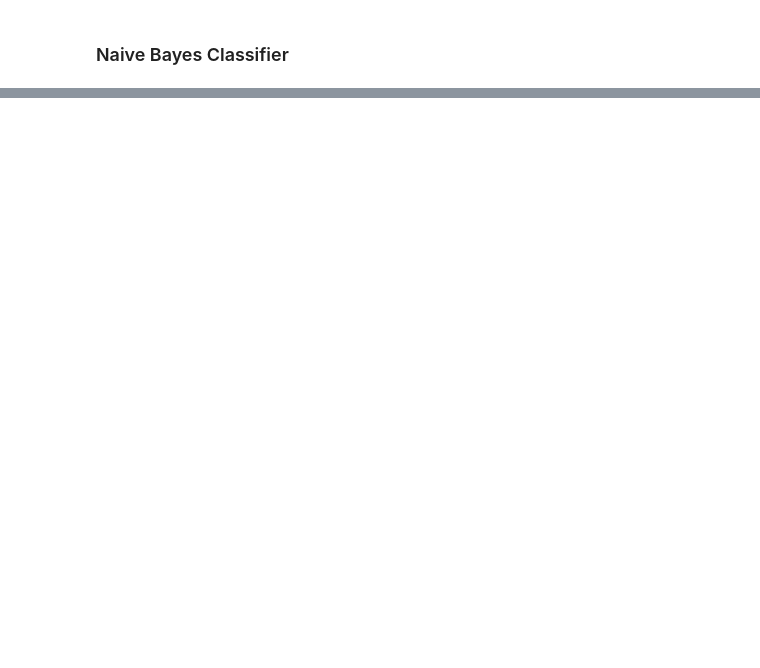
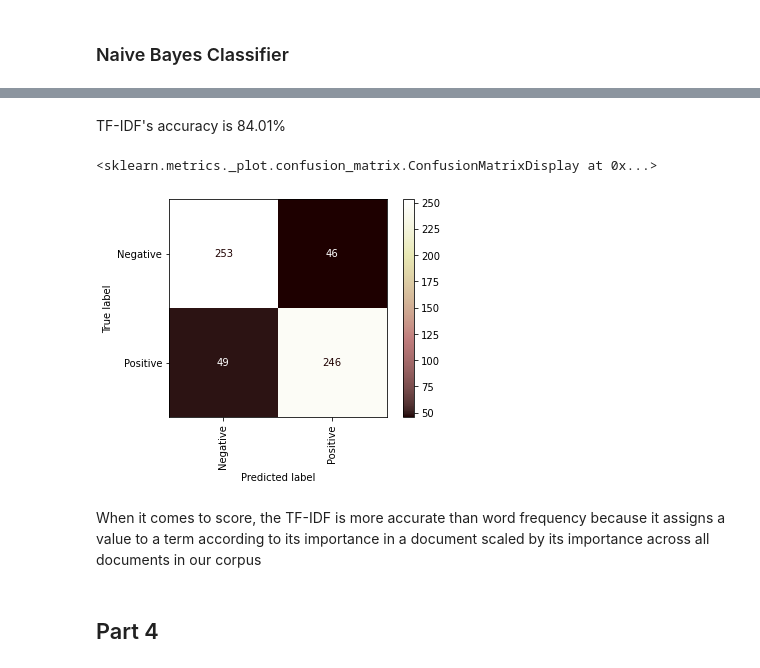
Before and after one commit to acmloria/DM2021-Lab1-Homework, a Jupyter notebook: DM2021-Lab1-Homework.ipynb, the cells around one changed output, grey strips where cells are left out. Cells and saved outputs as stored; diff of their text form; code cells hidden in the pictures; blank space fills up the shorter version.

Commit message:
Part 4

```diff
--- a/DM2021-Lab1-Homework.ipynb
+++ b/DM2021-Lab1-Homework.ipynb
@@ -1394,0 +1340,9 @@ fig.show()
+# %%
+# Import TfidfVectorizer
+from sklearn.feature_extraction.text import TfidfVectorizer
+
+# Create TfidfVectorizer object
+vectorizer = TfidfVectorizer()
+
+# Generate matrix of word vectors
+tfidf_matrix= vectorizer.fit_transform(df['review'])
@@ -1572,0 +1395,11 @@ array([1, 0, 0, 1, 0, 1, 1], dtype=int64)
+# %% [markdown]
+TF-IDF's accuracy is 84.01%
+# %%
+plot_confusion_matrix(model_counts, x_test, y_test, display_labels=['Negative', 'Positive'], cmap="pink", xticks_rotation='vertical')
+# %% [output]
+<sklearn.metrics._plot.confusion_matrix.ConfusionMatrixDisplay at 0x...>
+[figure, added]
+# %% [markdown]
+When it comes to score, the TF-IDF is more accurate than word frequency because it assigns a value to a term according to its importance in a document scaled by its importance across all documents in our corpus
+# %% [markdown]
+## Part 4
```
Also changed, not shown: parts of 28 cells of this notebook.
